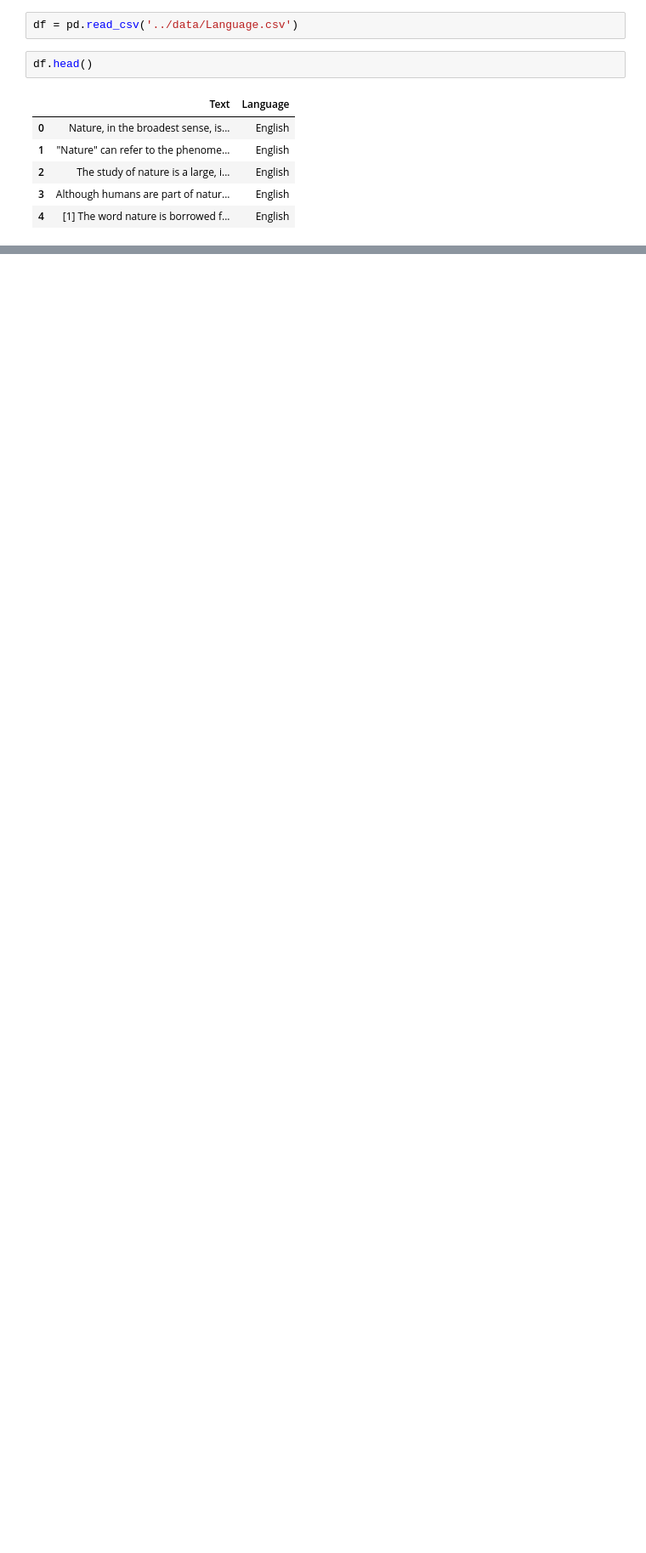
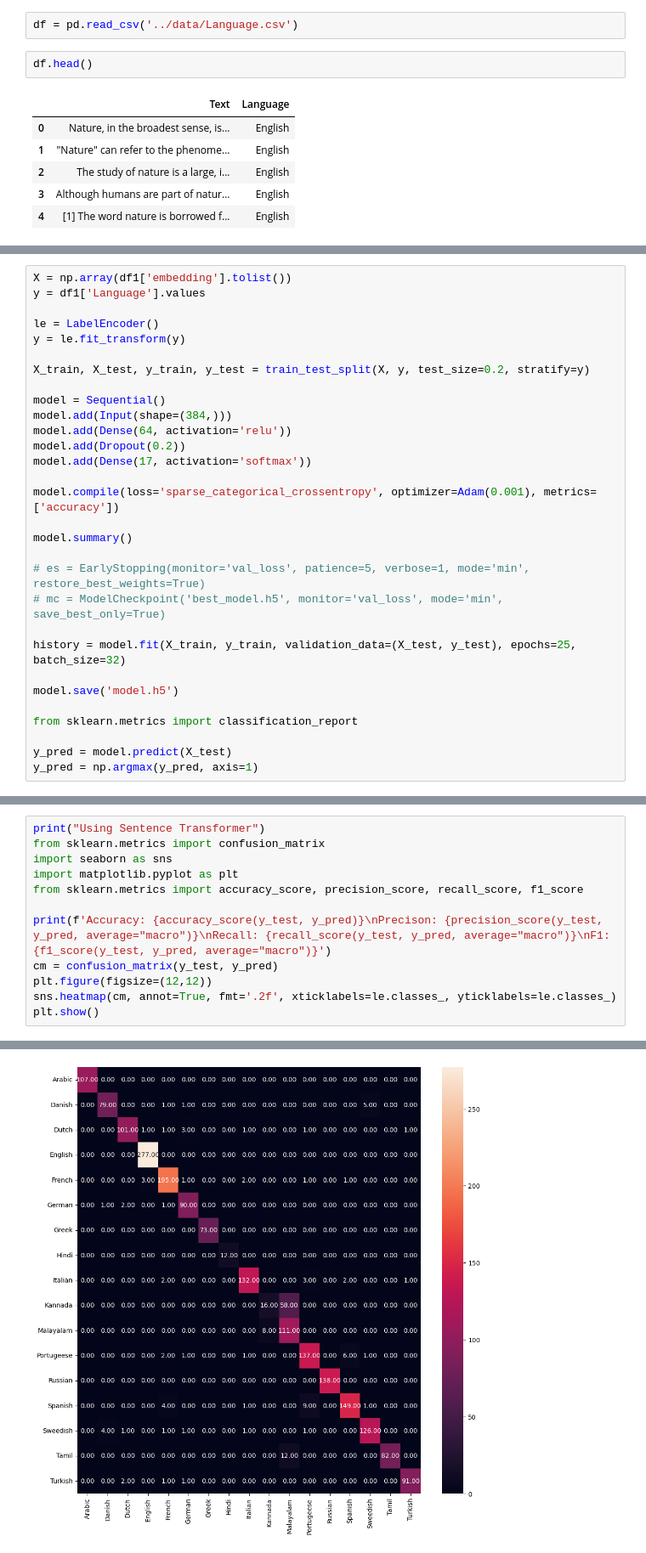
Before and after one commit to jaywyawhare/Language-Prediction, a Jupyter notebook: Notebook/Language.ipynb, the cells around one changed output, grey strips where cells are left out. Shown at 85% size. Drawn from its saved outputs; the diff is of its cells as text; blank space fills up the shorter version.

```diff
--- a/Notebook/Language.ipynb
+++ b/Notebook/Language.ipynb
@@ -379,0 +313,30 @@ Test accuracy: 0.24286405742168427
+# %%
+X = np.array(df1['embedding'].tolist())
+y = df1['Language'].values
+
+le = LabelEncoder()
+y = le.fit_transform(y)
+
+X_train, X_test, y_train, y_test = train_test_split(X, y, test_size=0.2, stratify=y)
+
+model = Sequential()
+model.add(Input(shape=(384,)))
+model.add(Dense(64, activation='relu'))
+model.add(Dropout(0.2))
+model.add(Dense(17, activation='softmax'))
+
+model.compile(loss='sparse_categorical_crossentropy', optimizer=Adam(0.001), metrics=['accuracy'])
+
+model.summary()
+
+# es = EarlyStopping(monitor='val_loss', patience=5, verbose=1, mode='min', restore_best_weights=True)
+# mc = ModelCheckpoint('best_model.h5', monitor='val_loss', mode='min', save_best_only=True)
+
+history = model.fit(X_train, y_train, validation_data=(X_test, y_test), epochs=25, batch_size=32)
+
+model.save('model.h5')
+
+from sklearn.metrics import classification_report
+
+y_pred = model.predict(X_test)
+y_pred = np.argmax(y_pred, axis=1)
@@ -379,0 +399,13 @@ Test accuracy: 0.24286405742168427
+# %%
+print("Using Sentence Transformer")
+from sklearn.metrics import confusion_matrix
+import seaborn as sns
+import matplotlib.pyplot as plt
+from sklearn.metrics import accuracy_score, precision_score, recall_score, f1_score
+
+print(f'Accuracy: {accuracy_score(y_test, y_pred)}\nPrecison: {precision_score(y_test, y_pred, average="macro")}\nRecall: {recall_score(y_test, y_pred, average="macro")}\nF1: {f1_score(y_test, y_pred, average="macro")}')
+cm = confusion_matrix(y_test, y_pred)
+plt.figure(figsize=(12,12))
+sns.heatmap(cm, annot=True, fmt='.2f', xticklabels=le.classes_, yticklabels=le.classes_)
+plt.show()
+# %% [output]
@@ -379,0 +417 @@ Test accuracy: 0.24286405742168427
+[figure, added]
```
Also changed, not shown: parts of 53 cells of this notebook, 2 other files.
